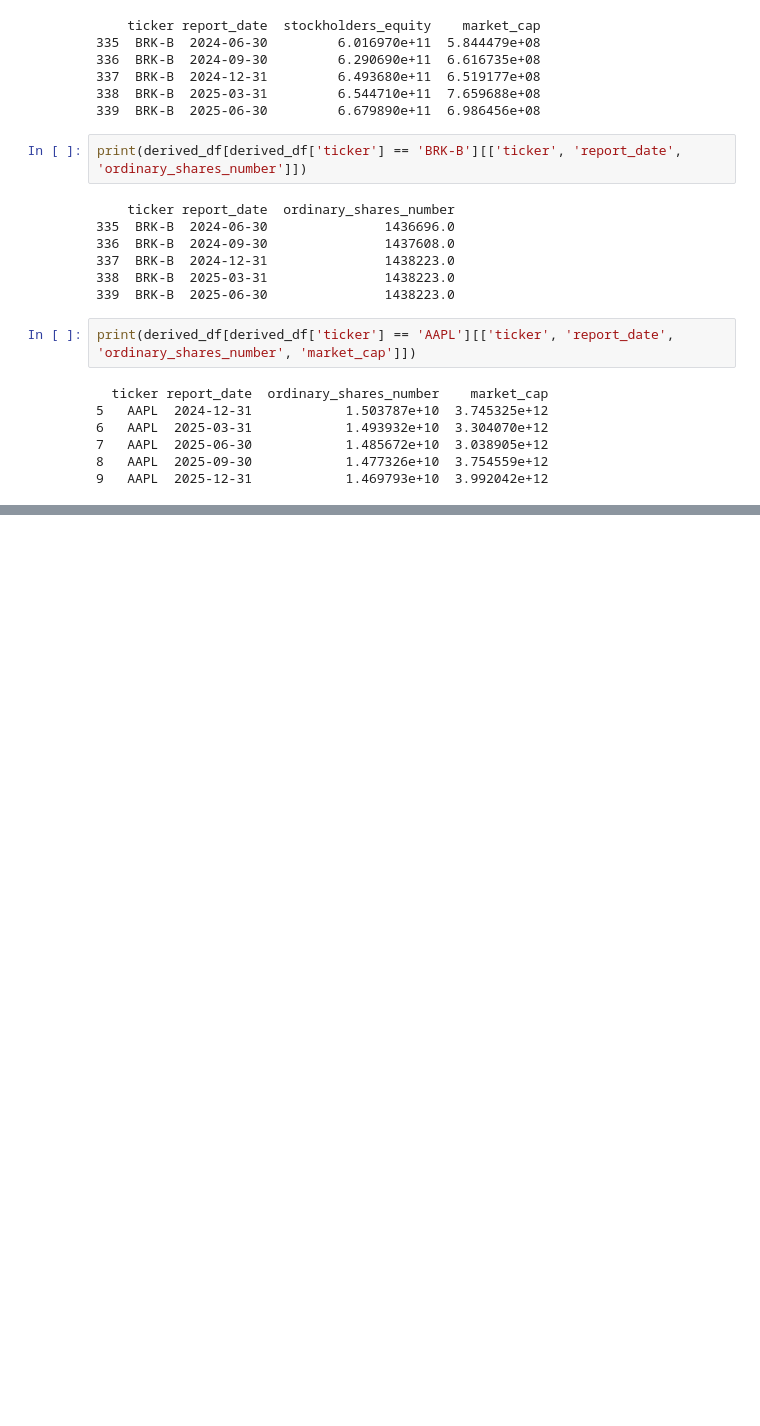
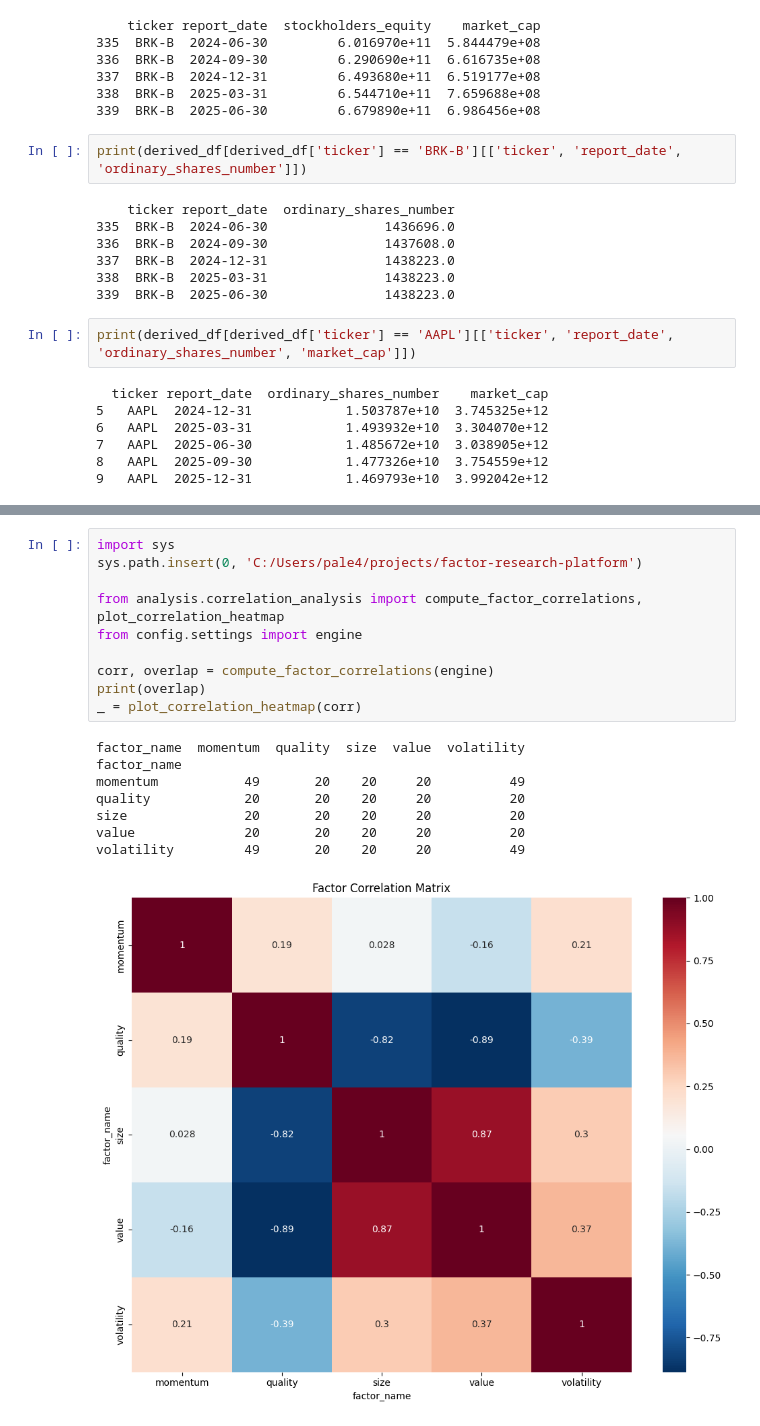
Before and after one commit to Tony-Steiner/factor-research-platform, a Jupyter notebook: notebooks/test_factors.ipynb, the cells around one changed output, grey strips where cells are left out. Drawn from its saved outputs; the diff is of its cells as text; blank space fills up the shorter version.

```diff
--- a/notebooks/test_factors.ipynb
+++ b/notebooks/test_factors.ipynb
@@ -177,0 +199,19 @@ qua.store(qua_q)
+# %%
+import sys
+sys.path.insert(0, 'C:/Users/pale4/projects/factor-research-platform')
+
+from analysis.correlation_analysis import compute_factor_correlations, plot_correlation_heatmap
+from config.settings import engine
+
+corr, overlap = compute_factor_correlations(engine)
+print(overlap)
+_ = plot_correlation_heatmap(corr)
+# %% [output]
+factor_name  momentum  quality  size  value  volatility
+factor_name
+momentum           49       20    20     20          49
+quality            20       20    20     20          20
+size               20       20    20     20          20
+value              20       20    20     20          20
+volatility         49       20    20     20          49
+[figure, added]
```
Also changed, not shown: parts of 21 cells of this notebook, 7 other files.
